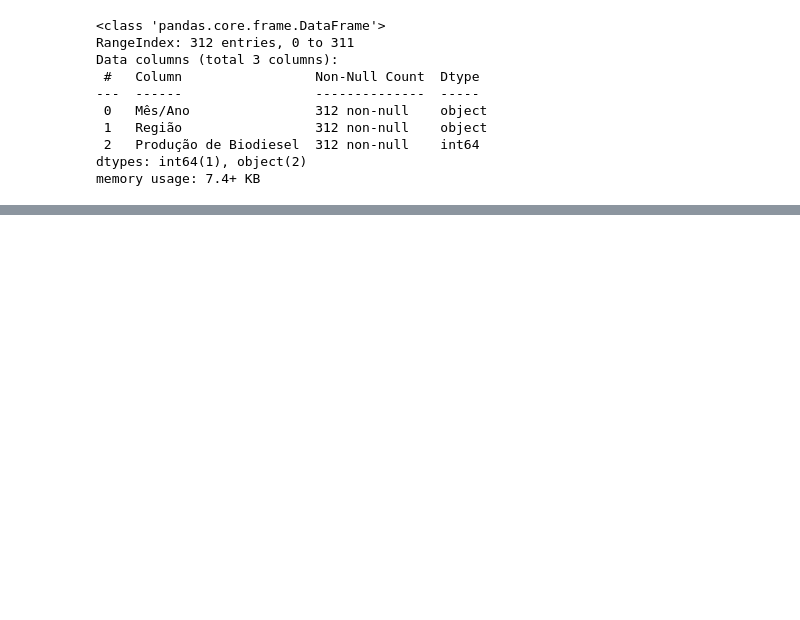
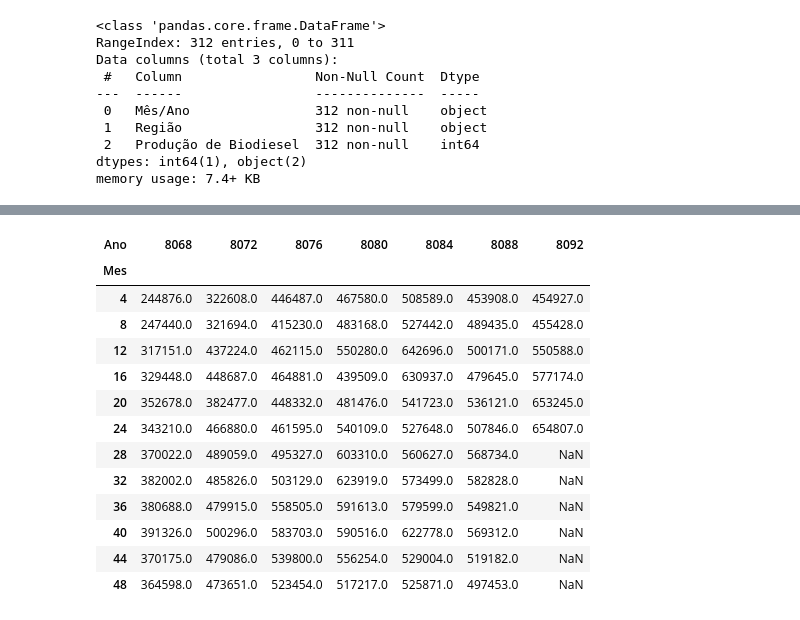
Before and after one commit to reginaldocunha/pythonprojects, a Jupyter notebook: Prod_biodiesel.ipynb, the cells around one changed output, grey strips where cells are left out. Cells and saved outputs as stored; diff of their text form; code cells hidden in the pictures; blank space fills up the shorter version.

```diff
--- a/Prod_biodiesel.ipynb
+++ b/Prod_biodiesel.ipynb
@@ -54,0 +142,18 @@ dfP1
+# %%
+Prod_MesAno_v2 = Prod_MesAno.pivot(index=['Mes'], columns=['Ano'], values='Produção de Biodiesel')
+Prod_MesAno_v2
+# %% [output]
+| Ano | 8068 | 8072 | 8076 | 8080 | 8084 | 8088 | 8092 |
+| Mes |  |  |  |  |  |  |  |
+| 4 | 244876.0 | 322608.0 | 446487.0 | 467580.0 | 508589.0 | 453908.0 | 454927.0 |
+| 8 | 247440.0 | 321694.0 | 415230.0 | 483168.0 | 527442.0 | 489435.0 | 455428.0 |
+| 12 | 317151.0 | 437224.0 | 462115.0 | 550280.0 | 642696.0 | 500171.0 | 550588.0 |
+| 16 | 329448.0 | 448687.0 | 464881.0 | 439509.0 | 630937.0 | 479645.0 | 577174.0 |
+| 20 | 352678.0 | 382477.0 | 448332.0 | 481476.0 | 541723.0 | 536121.0 | 653245.0 |
+| 24 | 343210.0 | 466880.0 | 461595.0 | 540109.0 | 527648.0 | 507846.0 | 654807.0 |
+| 28 | 370022.0 | 489059.0 | 495327.0 | 603310.0 | 560627.0 | 568734.0 | NaN |
+| 32 | 382002.0 | 485826.0 | 503129.0 | 623919.0 | 573499.0 | 582828.0 | NaN |
+| 36 | 380688.0 | 479915.0 | 558505.0 | 591613.0 | 579599.0 | 549821.0 | NaN |
+| 40 | 391326.0 | 500296.0 | 583703.0 | 590516.0 | 622778.0 | 569312.0 | NaN |
+| 44 | 370175.0 | 479086.0 | 539800.0 | 556254.0 | 529004.0 | 519182.0 | NaN |
+| 48 | 364598.0 | 473651.0 | 523454.0 | 517217.0 | 525871.0 | 497453.0 | NaN |
```
Also changed, not shown: parts of 34 cells of this notebook.
